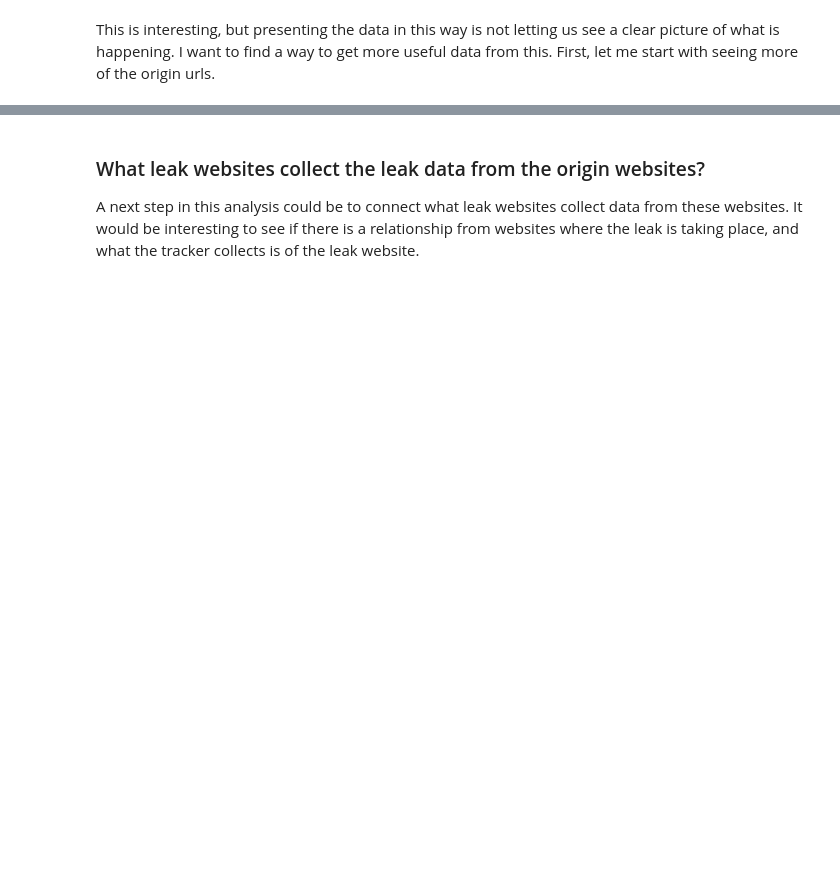
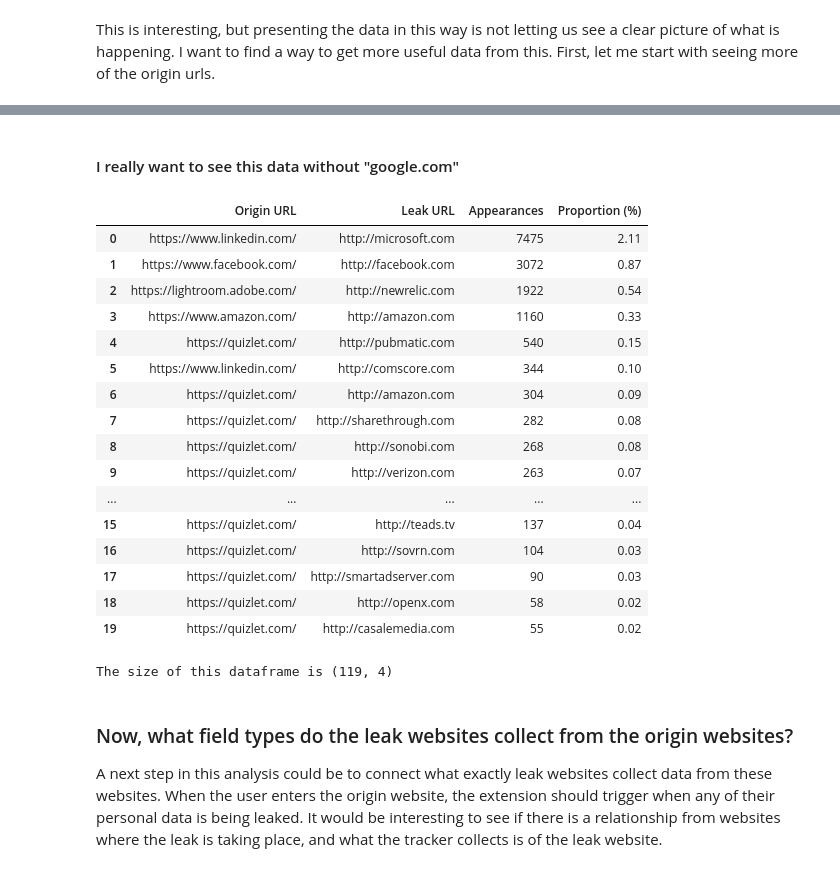
Before and after one commit to NoahApthorpe/EdTechInspector, a Jupyter notebook: EDA/25thJuly_DA_output_rewriting.ipynb, the cells around one changed output, grey strips where cells are left out. Saved outputs shown, nothing was run; the diff lists cells and outputs as text; code cells hidden in the pictures; blank space fills up the shorter version.

Commit message:
pushing almost done first draft of analysis (new file 25th July)

```diff
--- a/EDA/25thJuly_DA_output_rewriting.ipynb
+++ b/EDA/25thJuly_DA_output_rewriting.ipynb
@@ -118,3 +418,31 @@ We see google.com, the search platform being responsible for 17.18% of the leaks
+# %% [markdown]
+#### I really want to see this data without "google.com"
+# %%
+df_tracker_and_origin.drop(df_tracker_and_origin[df_tracker_and_origin['Leak URL'] == "http://google.com"].index, inplace = True)
+df_tracker_and_origin.reset_index(drop = True, inplace = True)
+df_tracker_and_origin.head(20)
+# %% [output]
+|  | Origin URL | Leak URL | Appearances | Proportion (%) |
+| 0 | https://www.linkedin.com/ | http://microsoft.com | 7475 | 2.11 |
+| 1 | https://www.facebook.com/ | http://facebook.com | 3072 | 0.87 |
+| 2 | https://lightroom.adobe.com/ | http://newrelic.com | 1922 | 0.54 |
+| 3 | https://www.amazon.com/ | http://amazon.com | 1160 | 0.33 |
+| 4 | https://quizlet.com/ | http://pubmatic.com | 540 | 0.15 |
+| 5 | https://www.linkedin.com/ | http://comscore.com | 344 | 0.10 |
+| 6 | https://quizlet.com/ | http://amazon.com | 304 | 0.09 |
+| 7 | https://quizlet.com/ | http://sharethrough.com | 282 | 0.08 |
+| 8 | https://quizlet.com/ | http://sonobi.com | 268 | 0.08 |
+| 9 | https://quizlet.com/ | http://verizon.com | 263 | 0.07 |
+| ... | ... | ... | ... | ... |
+| 15 | https://quizlet.com/ | http://teads.tv | 137 | 0.04 |
+| 16 | https://quizlet.com/ | http://sovrn.com | 104 | 0.03 |
+| 17 | https://quizlet.com/ | http://smartadserver.com | 90 | 0.03 |
+| 18 | https://quizlet.com/ | http://openx.com | 58 | 0.02 |
+| 19 | https://quizlet.com/ | http://casalemedia.com | 55 | 0.02 |
+# %%
+print(f'The size of this dataframe is {df_tracker_and_origin.shape}')
+# %% [output]
+The size of this dataframe is (119, 4)
 # %% [markdown]
-### What leak websites collect the leak data from the origin websites?
-A next step in this analysis could be to connect what leak websites collect data from these websites. It would be interesting to see if there is a relationship from websites where the leak is taking place, and what the tracker collects is of the leak website.
+### Now, what field types do the leak websites collect from the origin websites?
+A next step in this analysis could be to connect what exactly leak websites collect data from these websites. When the user enters the origin website, the extension should trigger when any of their personal data is being leaked. It would be interesting to see if there is a relationship from websites where the leak is taking place, and what the tracker collects is of the leak website.
```
Also changed, not shown: parts of 37 cells of this notebook, 1 other file.
